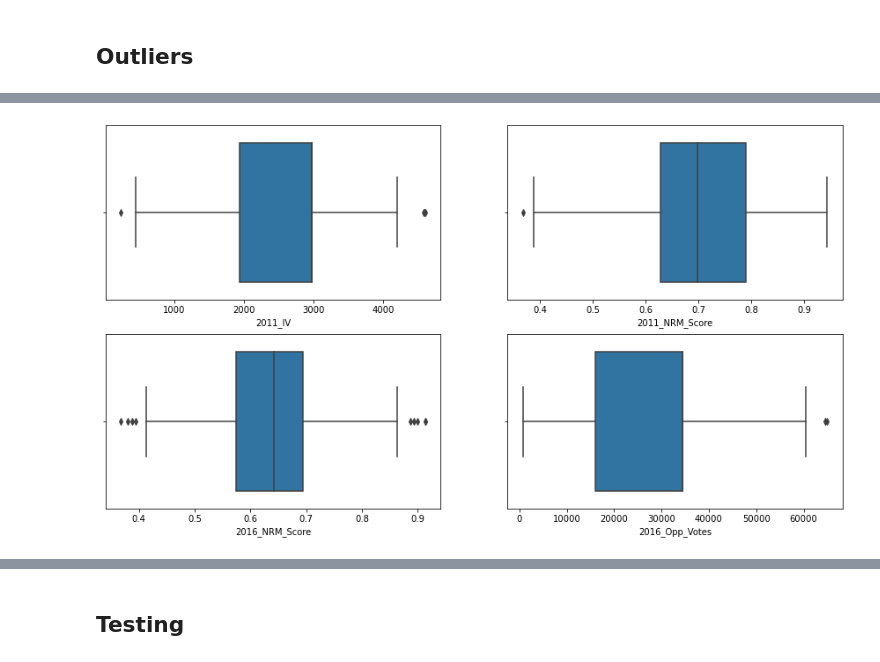
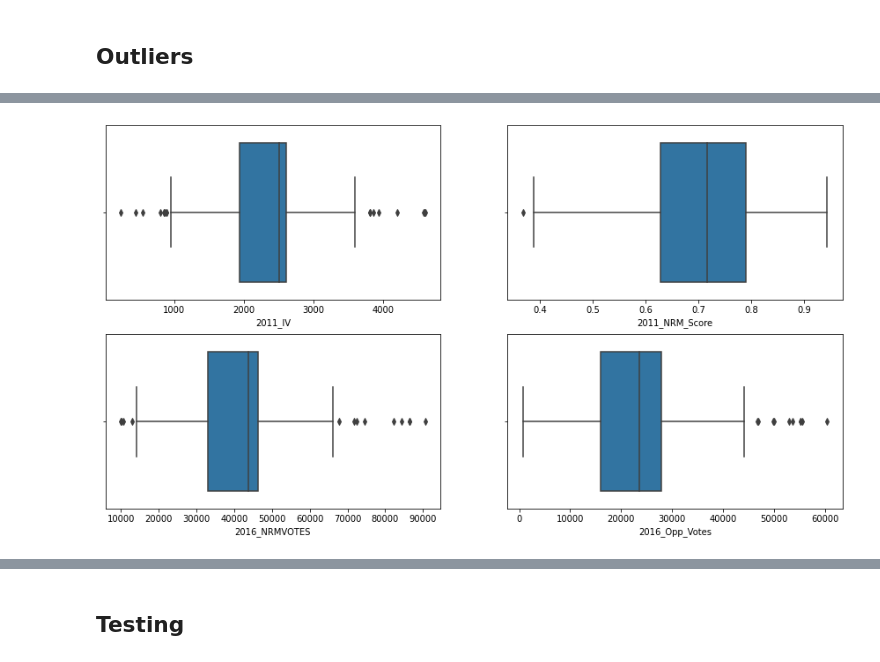
Before and after one commit to sulaiman-kagumire/MCS-7227, a Jupyter notebook: NRM_presidential_score.ipynb, the cells around one changed output, grey strips where cells are left out. Saved outputs shown, nothing was run; the diff lists cells and outputs as text; code cells hidden in the pictures.

```diff
--- a/NRM_presidential_score.ipynb
+++ b/NRM_presidential_score.ipynb
@@ -1587,7 +1588,7 @@ df3.isna().sum()
 District           0
 dtype: int64
 # %%
-# df3.drop(['2001_IV', '2001_NRMVotes', '2001_OV', '2006_IV', '2006_NRMVotes'], axis=1, inplace=True)
+df3.drop(['2001_IV', '2001_NRMVotes', '2001_OV', '2006_IV', '2006_NRMVotes'], axis=1, inplace=True)
 # %%
 df3.drop(['2021_IV', '2021_NRM_Votes', '2021_Opp_Votes', 'District'], axis=1, inplace=True)
 # %%
@@ -1602,6 +1614,6 @@ Index(['2001_IV', '2001_NRMVotes', '2001_OV', '2006_IV', '2006_NRMVotes',
 # %%
 for each in df3.columns:
-    df3[each] = df3[each].fillna(df3[each].mean())
+    df3[each] = df3[each].fillna(df3[each].median())
 # %% [markdown]
 ## Feature correlation
 # %%
@@ -1716,7 +1726,7 @@ def detect_outliers_iqr(data):
 
 IV_11 = detect_outliers_iqr(df3['2011_IV'])
 NS_11 = detect_outliers_iqr(df3['2011_NRM_Score'])
-NS_16 = detect_outliers_iqr(df3['2016_NRM_Score'])
+NV_16 = detect_outliers_iqr(df3['2016_NRMVOTES'])
 OV_16 = detect_outliers_iqr(df3['2016_Opp_Votes'])
 # %%
 for each in IV_11:
@@ -1725,26 +1735,26 @@ for each in IV_11:
 for each in NS_11:
     df3['2011_NRM_Score'] = np.where(df3['2011_NRM_Score']==each,df3['2011_NRM_Score'].median() , df3['2011_NRM_Score'])
 
-for each in NS_16:
-    df3['2016_NRM_Score'] = np.where(df3['2016_NRM_Score']==each,df3['2016_NRM_Score'].median() , df3['2016_NRM_Score'])
+for each in NV_16:
+    df3['2016_NRMVOTES'] = np.where(df3['2016_NRMVOTES']==each,df3['2016_NRMVOTES'].median() , df3['2016_NRMVOTES'])
 
 for each in OV_16:
     df3['2016_Opp_Votes'] = np.where(df3['2016_Opp_Votes']==each,df3['2016_Opp_Votes'].median() , df3['2016_Opp_Votes'])
 # %%
 plt.figure(figsize=(15,8))
 plt.subplot(221)
 ax = sns.boxplot(x=df3['2011_IV'])
 
 plt.subplot(222)
 ax = sns.boxplot(x=df3['2011_NRM_Score'])
 
 plt.subplot(223)
-ax = sns.boxplot(x=df3['2016_NRM_Score'])
+ax = sns.boxplot(x=df3['2016_NRMVOTES'])
 
 plt.subplot(224)
 ax = sns.boxplot(x=df3['2016_Opp_Votes'])
 # %% [output]
-[figure, old version]
+[figure, new version]
 # %%
 y = df3['2021_NRM_Score']
 X = df3.drop('2021_NRM_Score', axis=1)
```
Also changed, not shown: parts of 37 cells of this notebook.
